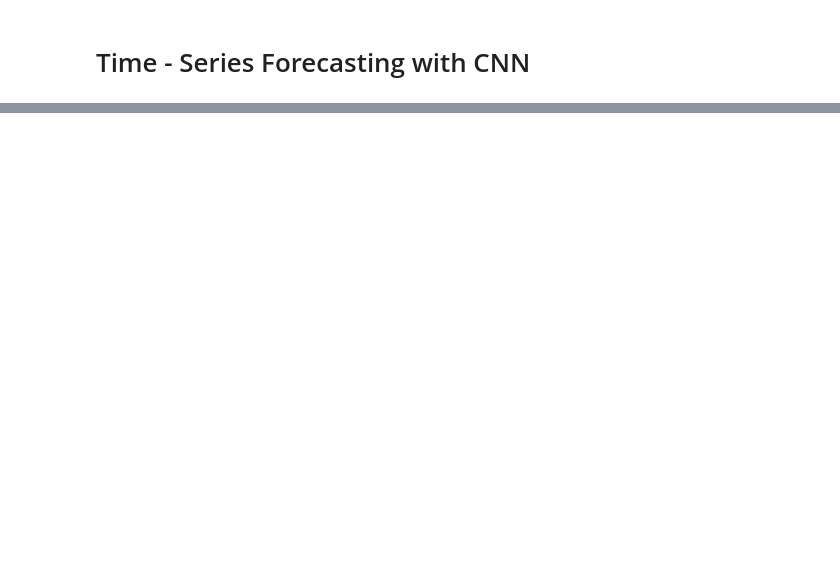
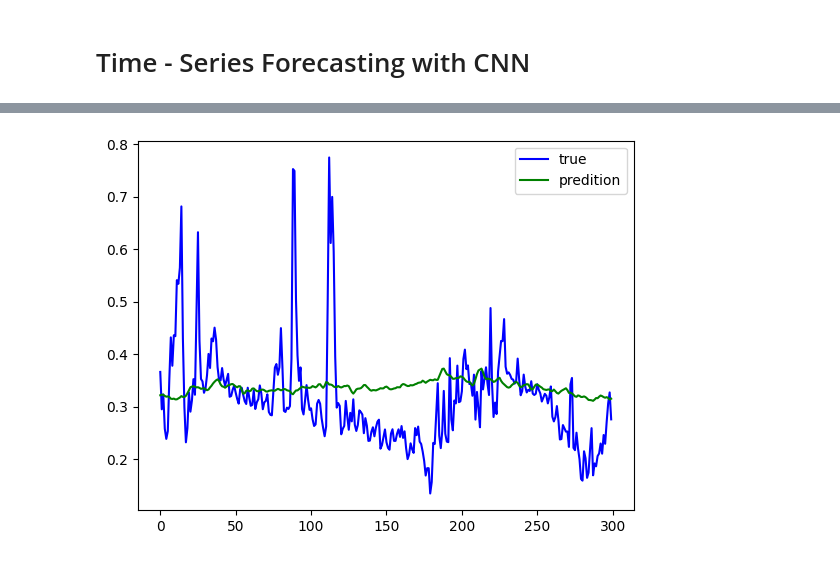
Before and after one commit to KlaraGtknst/I2OT_energy, a Jupyter notebook: prognose/models/cnn.ipynb, the cells around one changed output, grey strips where cells are left out. Drawn from its saved outputs; the diff is of its cells as text; code cells hidden in the pictures; blank space fills up the shorter version.

Commit message:
feat: add multi variant

```diff
--- a/prognose/models/cnn.ipynb
+++ b/prognose/models/cnn.ipynb
@@ -163,0 +271,8 @@ plt.show()
+# %%
+# With Multi Output
+plt.plot(label_all[900:1200], color='blue', label='true')
+plt.plot(pred_all[900:1200], color='green', label='predition')
+plt.legend()
+plt.show()
+# %% [output]
+[figure, added]
```
Also changed, not shown: parts of 19 cells of this notebook.
